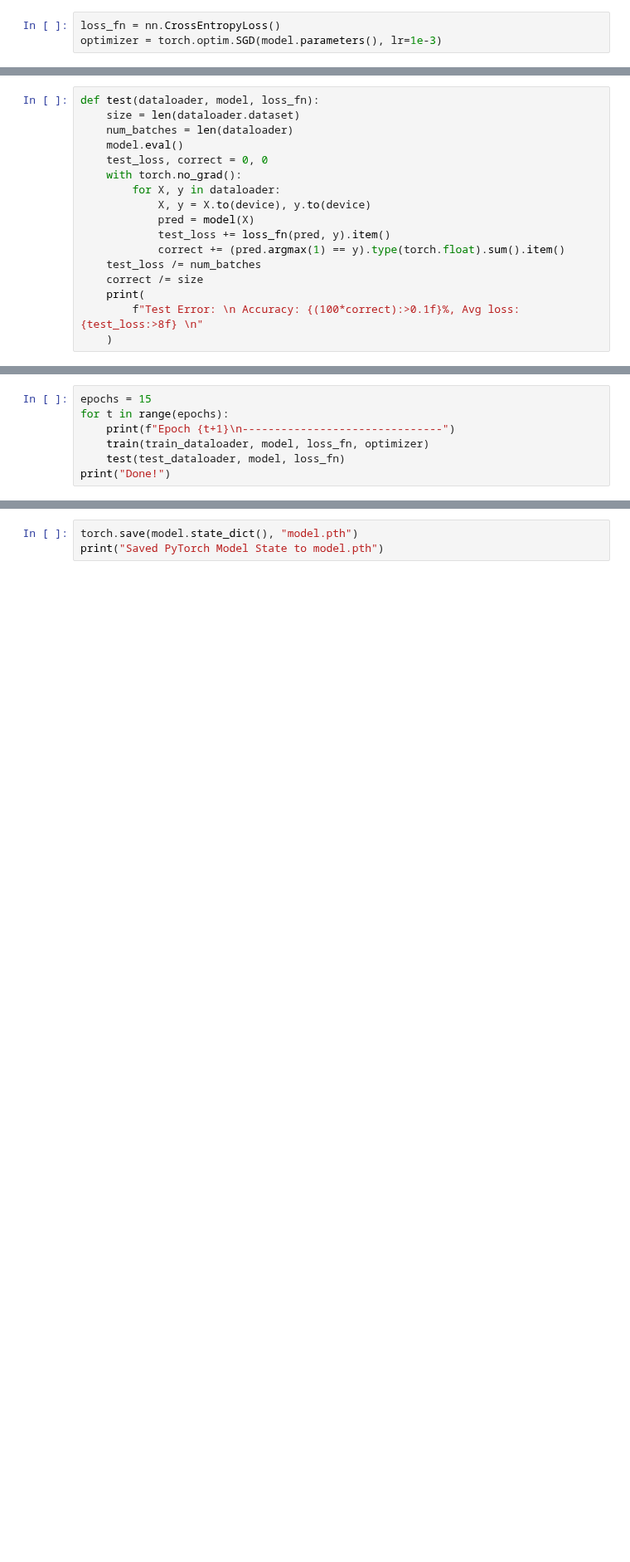
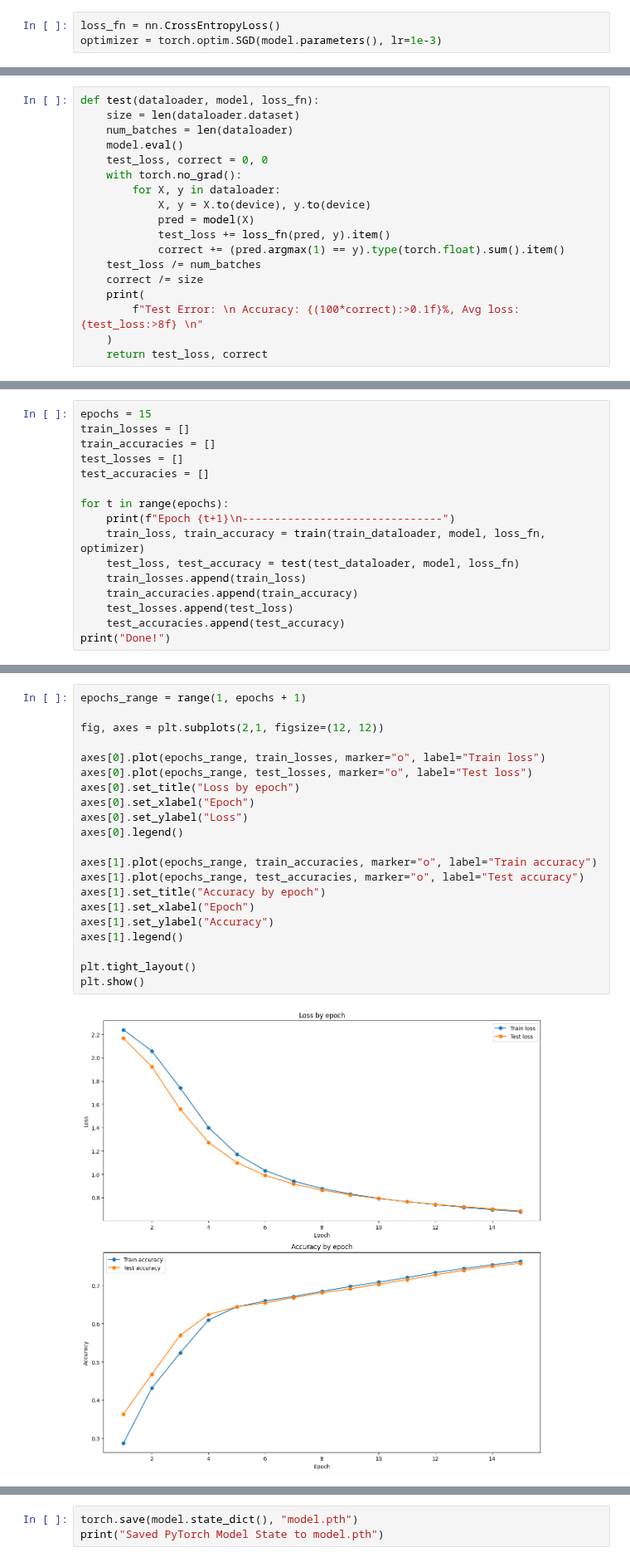
Before and after one commit to paderevski/ML-curriculum, a Jupyter notebook: notebooks/13-transformers-generative/PytorchTutorial.ipynb, the cells around one changed output, grey strips where cells are left out. Shown at 83% size. Saved outputs shown, nothing was run; the diff lists cells and outputs as text; blank space fills up the shorter version.

```diff
--- a/notebooks/13-transformers-generative/PytorchTutorial.ipynb
+++ b/notebooks/13-transformers-generative/PytorchTutorial.ipynb
@@ -115,3 +167,4 @@ def test(dataloader, model, loss_fn):
     print(
         f"Test Error: \n Accuracy: {(100*correct):>0.1f}%, Avg loss: {test_loss:>8f} \n"
     )
+    return test_loss, correct
@@ -118,9 +179,18 @@ def test(dataloader, model, loss_fn):
 # %%
 epochs = 15
+train_losses = []
+train_accuracies = []
+test_losses = []
+test_accuracies = []
+
 for t in range(epochs):
     print(f"Epoch {t+1}\n-------------------------------")
-    train(train_dataloader, model, loss_fn, optimizer)
-    test(test_dataloader, model, loss_fn)
+    train_loss, train_accuracy = train(train_dataloader, model, loss_fn, optimizer)
+    test_loss, test_accuracy = test(test_dataloader, model, loss_fn)
+    train_losses.append(train_loss)
+    train_accuracies.append(train_accuracy)
+    test_losses.append(test_loss)
+    test_accuracies.append(test_accuracy)
 print("Done!")
 # %% [output]
 Epoch 1
@@ -142,0 +219,23 @@ Done!
+# %%
+epochs_range = range(1, epochs + 1)
+
+fig, axes = plt.subplots(2,1, figsize=(12, 12))
+
+axes[0].plot(epochs_range, train_losses, marker="o", label="Train loss")
+axes[0].plot(epochs_range, test_losses, marker="o", label="Test loss")
+axes[0].set_title("Loss by epoch")
+axes[0].set_xlabel("Epoch")
+axes[0].set_ylabel("Loss")
+axes[0].legend()
+
+axes[1].plot(epochs_range, train_accuracies, marker="o", label="Train accuracy")
+axes[1].plot(epochs_range, test_accuracies, marker="o", label="Test accuracy")
+axes[1].set_title("Accuracy by epoch")
+axes[1].set_xlabel("Epoch")
+axes[1].set_ylabel("Accuracy")
+axes[1].legend()
+
+plt.tight_layout()
+plt.show()
+# %% [output]
+[figure, added]
```
Also changed, not shown: parts of 15 cells of this notebook, 3 other files.
